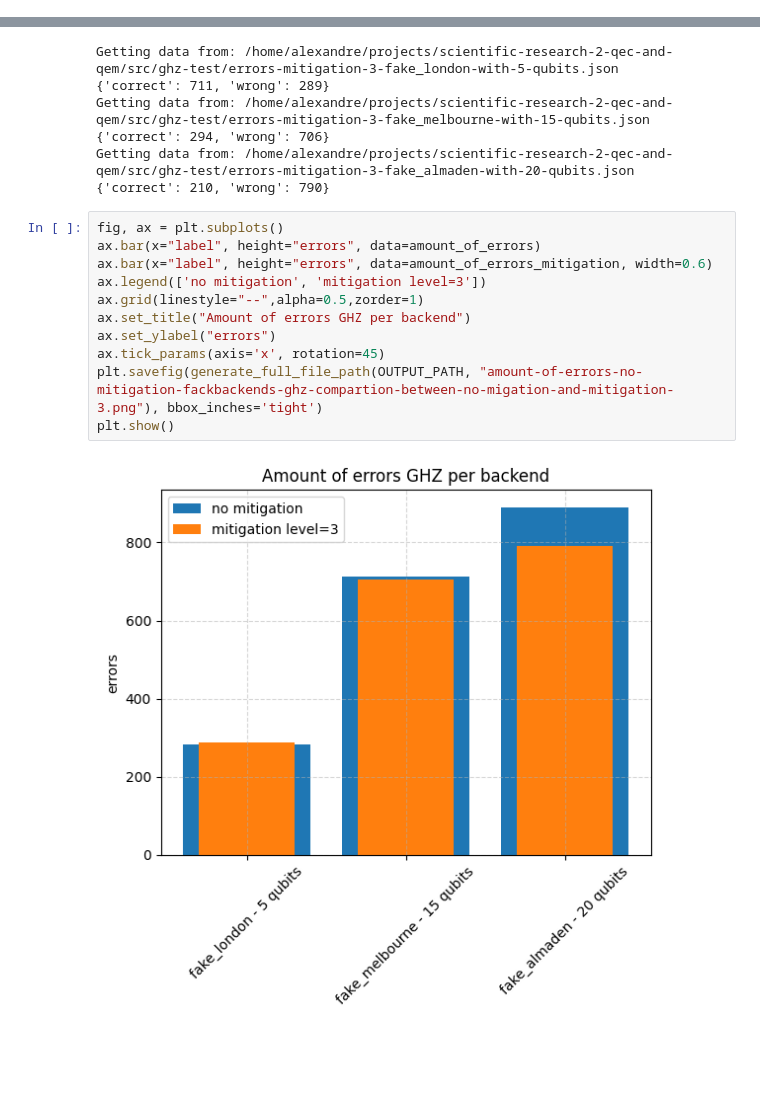
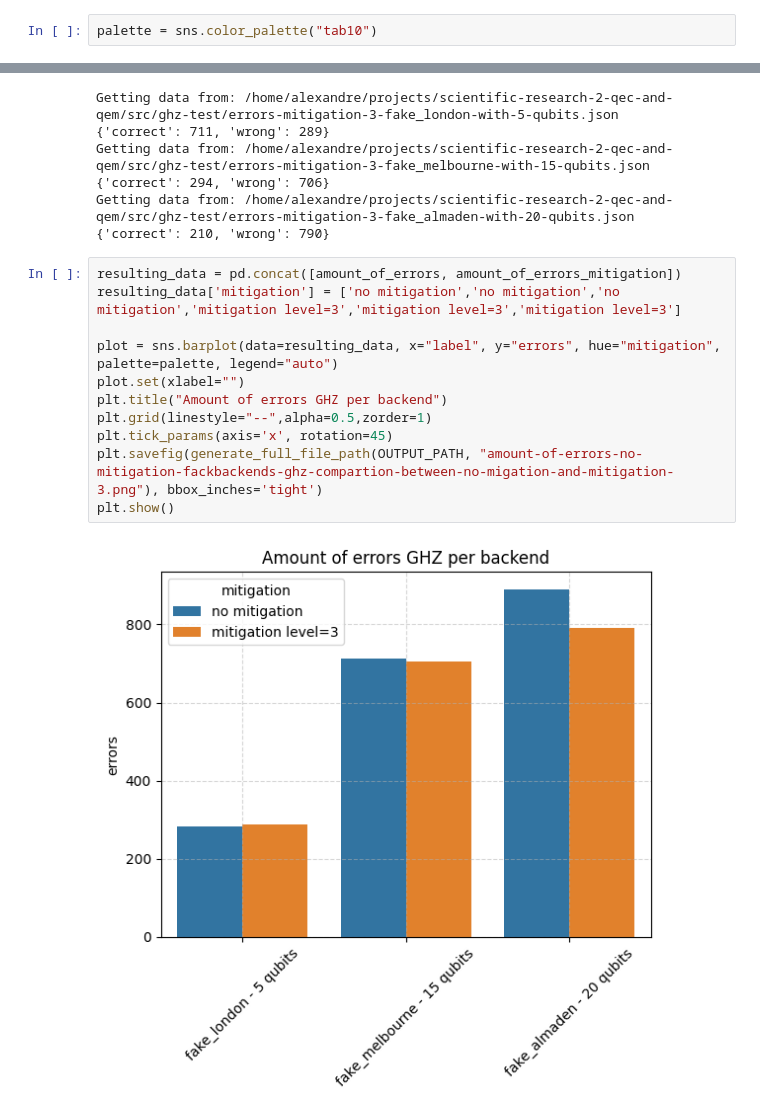
Before and after one commit to Dpbm/scientific-research-2-qec-and-qem, a Jupyter notebook: src/ghz.ipynb, the cells around one changed output, grey strips where cells are left out. Drawn from its saved outputs; the diff is of its cells as text; blank space fills up the shorter version.

```diff
--- a/src/ghz.ipynb
+++ b/src/ghz.ipynb
@@ -158,4 +159,6 @@ saving /home/alexandre/projects/scientific-research-2-qec-and-qem/src/ghz-test/a
 Getting data from: /home/alexandre/projects/scientific-research-2-qec-and-qem/src/ghz-test/results-no-mitigation-fake_almaden-with-20-qubits.json
 {'correct': 110, 'wrong': 890}
 saving /home/alexandre/projects/scientific-research-2-qec-and-qem/src/ghz-test/amount-of-errors-no-mitigation-fake_almaden-with-20-qubits.json...
+# %%
+palette = sns.color_palette("tab10")
 # %%
@@ -216,15 +218,15 @@ Getting data from: /home/alexandre/projects/scientific-research-2-qec-and-qem/sr
 Getting data from: /home/alexandre/projects/scientific-research-2-qec-and-qem/src/ghz-test/errors-mitigation-3-fake_almaden-with-20-qubits.json
 {'correct': 210, 'wrong': 790}
 # %%
-fig, ax = plt.subplots()
-ax.bar(x="label", height="errors", data=amount_of_errors)
-ax.bar(x="label", height="errors", data=amount_of_errors_mitigation, width=0.6)
-ax.legend(['no mitigation', 'mitigation level=3'])
-ax.grid(linestyle="--",alpha=0.5,zorder=1)
-ax.set_title("Amount of errors GHZ per backend")
-ax.set_ylabel("errors")
-ax.tick_params(axis='x', rotation=45)
+resulting_data = pd.concat([amount_of_errors, amount_of_errors_mitigation])
+resulting_data['mitigation'] = ['no mitigation','no mitigation','no mitigation','mitigation level=3','mitigation level=3','mitigation level=3']
+
+plot = sns.barplot(data=resulting_data, x="label", y="errors", hue="mitigation", palette=palette, legend="auto")
+plot.set(xlabel="")
+plt.title("Amount of errors GHZ per backend")
+plt.grid(linestyle="--",alpha=0.5,zorder=1)
+plt.tick_params(axis='x', rotation=45)
 plt.savefig(generate_full_file_path(OUTPUT_PATH, "amount-of-errors-no-mitigation-fackbackends-ghz-compartion-between-no-migation-and-mitigation-3.png"), bbox_inches='tight')
 plt.show()
 # %% [output]
-[figure, old version]
+[figure, new version]
```
Also changed, not shown: parts of 2 cells of this notebook, 2 other files.
